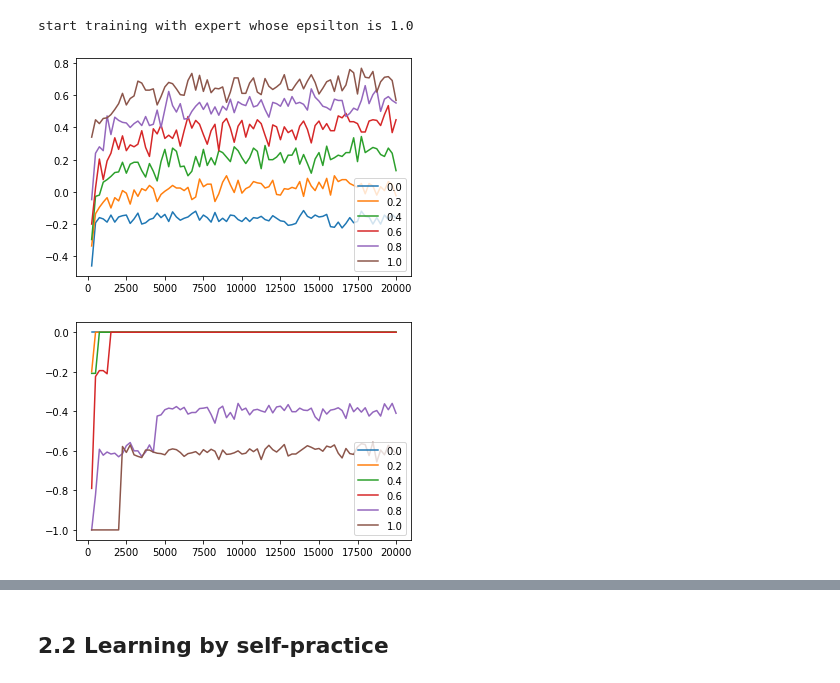
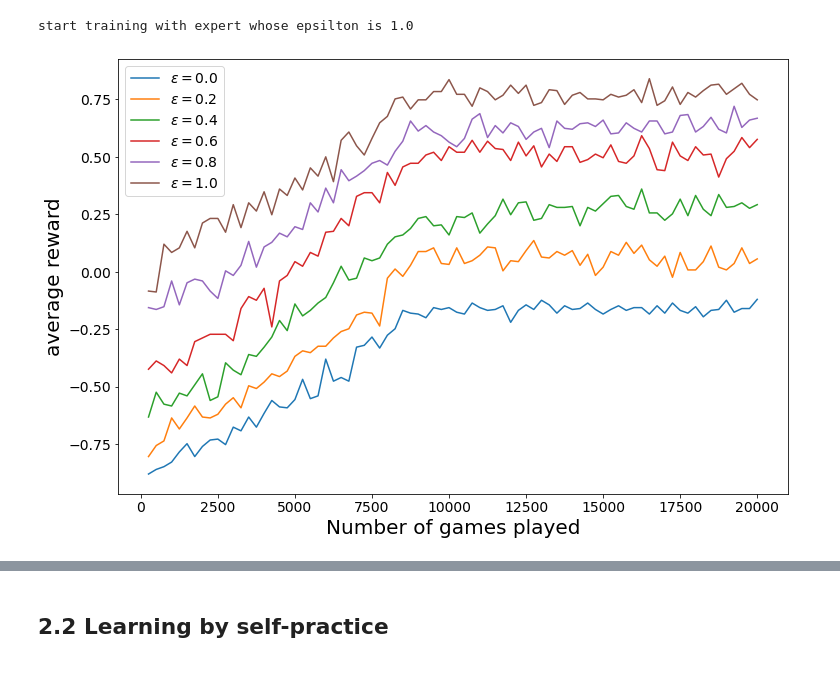
Before and after one commit to hibetterheyj/CS-456_RL_Project, a Jupyter notebook: tic_tac_toe_q_learning.ipynb, the cells around one changed output, grey strips where cells are left out. Cells and saved outputs as stored; diff of their text form; code cells hidden in the pictures.

```diff
--- a/tic_tac_toe_q_learning.ipynb
+++ b/tic_tac_toe_q_learning.ipynb
@@ -296,7 +314,7 @@ def run_episode(agent1, agent2, env, switch: bool):
             grid, end, winner = env.step(move, print_grid=False)
     return winner, agent1, agent2
 # %%
-def eval(agent1, agent2, n_episode: int = 500) -> Dict:
+def compute_metrics(agent1, agent2, n_episode: int = 500) -> Dict:
     env = TictactoeEnv()
     win, los, draw = 0, 0, 0
     res = []
@@ -502,8 +527,0 @@ plt.show()
-# %%
-for n_star in n_star_list:
-    game_idx = list(metrics_dict["M_opt"][n_star].keys())
-    avg_rewards = list(metrics_dict["M_opt"][n_star].values())
-    plt.plot(game_idx,avg_rewards,label = str(n_star))
-
-plt.legend()
-plt.show()
@@ -512,8 +527,0 @@ plt.show()
-# %%
-for n_star in n_star_list:
-    game_idx = list(metrics_dict["M_rand"][n_star].keys())
-    avg_rewards = list(metrics_dict["M_rand"][n_star].values())
-    plt.plot(game_idx,avg_rewards,label = str(n_star))
-
-plt.legend()
-plt.show()
@@ -534,7 +567,7 @@ epsilon_expert_list = []
 for i in range(sample_number):
     epsilon_expert_list.append(i/(sample_number-1))
 
-best_n_star = 100
+best_n_star = 10000
 
 avg_reward_record_dict = {}
 metrics_dict = {"M_opt": {}, "M_rand": {}}
@@ -559,6 +592,7 @@ for epsilon_expert in epsilon_expert_list:
         player_opt_for_train = OptimalPlayer(epsilon=epsilon_expert, player=Turns[0])
         player_qlearning.player = Turns[1]
 
+        first_step = True
         while not end:
             if env.current_player == player_qlearning.player:
                 move = player_qlearning.act(grid, n=i + 1)
@@ -568,15 +602,16 @@ for epsilon_expert in epsilon_expert_list:
             grid, end, winner = env.step(move, print_grid=False)
             reward = env.reward(player_qlearning.player)
 
-            special_case = np.sum(grid == 1) == 1 and np.sum(grid == 0) == 8
             if (
                 env.current_player == player_qlearning.player or end
-            ) and not special_case:
+            ) and not first_step:
                 player_qlearning.update_q(
                     reward=reward,
                     grid=grid,
                     is_end=end,
                 )
+
+            first_step = False
 
             if end:
                 reward_record.append(env.reward(player=player_qlearning.player))
@@ -587,9 +622,9 @@ for epsilon_expert in epsilon_expert_list:
 
                     player_qlearning.epsilon_min = 0
                     player_qlearning.epsilon_max = 0
-                    res_info = eval(player_qlearning, player_opt)
+                    res_info = compute_metrics(player_qlearning, player_opt)
                     metrics_record["M_opt"].update({i + 1: res_info["metric"]})
-                    res_info = eval(player_qlearning, player_rand)
+                    res_info = compute_metrics(player_qlearning, player_rand)
                     metrics_record["M_rand"].update({i + 1: res_info["metric"]})
                     player_qlearning.epsilon_min = 0.1
                     player_qlearning.epsilon_max = 0.8
@@ -597,6 +632,11 @@ for epsilon_expert in epsilon_expert_list:
     avg_reward_record_dict.update({epsilon_expert: avg_reward_record})
     metrics_dict["M_opt"].update({epsilon_expert: metrics_record["M_opt"]})
     metrics_dict["M_rand"].update({epsilon_expert: metrics_record["M_rand"]})
+
+    if epsilon_expert == 0.0:
+        Q_table1 = player_qlearning.q_table
+    elif epsilon_expert == 1.0:
+        Q_table2 = player_qlearning.q_table
 # %% [output]
 start training with expert whose epsilton is 0.0
 start training with expert whose epsilton is 0.2
@@ -605,22 +645,17 @@ start training with expert whose epsilton is 0.6
 start training with expert whose epsilton is 0.8
 start training with expert whose epsilton is 1.0
 # %%
+plt.figure(figsize=(12, 8))
+
 for epsilon_expert in epsilon_expert_list:
     game_idx = list(avg_reward_record_dict[epsilon_expert].keys())
     avg_rewards = list(avg_reward_record_dict[epsilon_expert].values())
-    plt.plot(game_idx,avg_rewards,label = str(epsilon_expert))
+    plt.plot(game_idx,avg_rewards,label = "$\epsilon=$"+str(epsilon_expert))
 
 plt.legend()
+plt.xlabel("Number of games played")
+plt.ylabel("average reward")
+
 plt.show()
 # %% [output]
-[figure, old version]
+[figure, new version]
-# %%
-for epsilon_expert in epsilon_expert_list:
-    game_idx = list(metrics_dict["M_opt"][epsilon_expert].keys())
-    avg_rewards = list(metrics_dict["M_opt"][epsilon_expert].values())
-    plt.plot(game_idx,avg_rewards,label = str(epsilon_expert))
-
-plt.legend()
-plt.show()
-# %% [output]
-[figure, removed]
```
Also changed, not shown: parts of 32 cells of this notebook.
